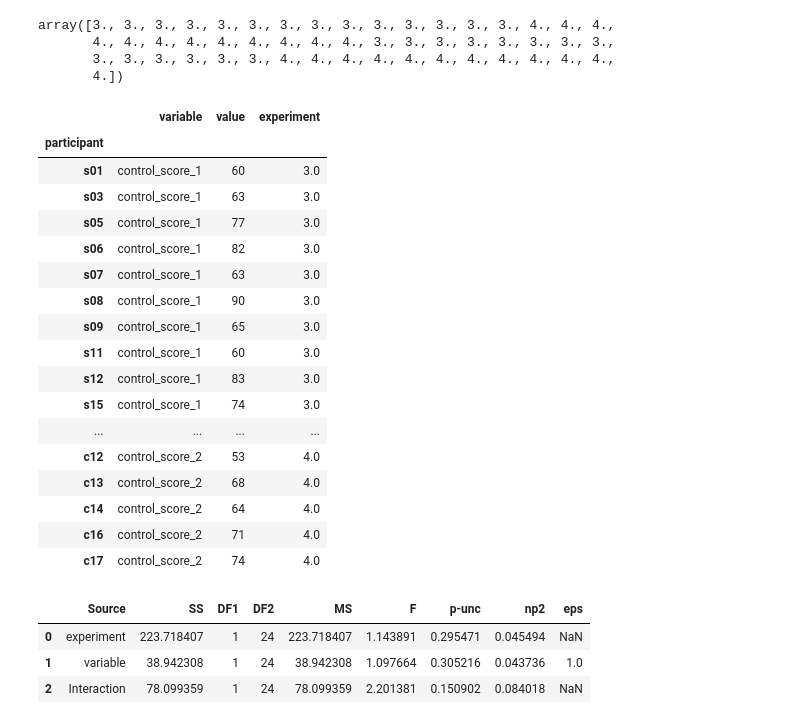
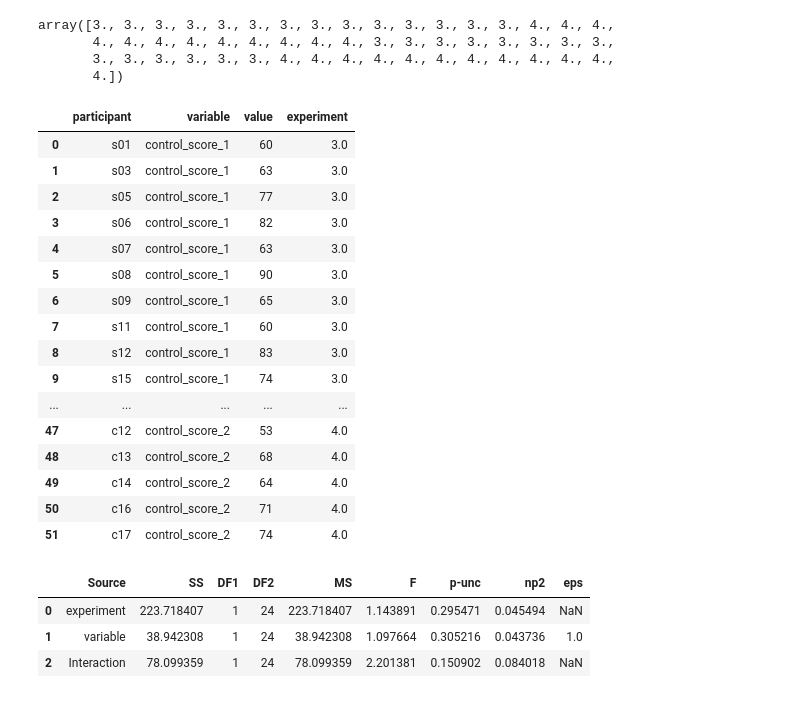
Before and after one commit to baryos/MAB-S20, a Jupyter notebook: SMAB_choice_combo.ipynb, the cells around one changed output. Saved outputs shown, nothing was run; the diff lists cells and outputs as text; code cells hidden in the pictures.

```diff
--- a/SMAB_choice_combo.ipynb
+++ b/SMAB_choice_combo.ipynb
@@ -1725,26 +1783,25 @@ array([3., 3., 3., 3., 3., 3., 3., 3., 3., 3., 3., 3., 3., 3., 4., 4., 4.,
        3., 3., 3., 3., 3., 3., 4., 4., 4., 4., 4., 4., 4., 4., 4., 4., 4.,
        4.])
 # %%
-control_scores
+control_scores.reset_index()
 # %% [output]
-|  | variable | value | experiment |
-| participant |  |  |  |
-| s01 | control_score_1 | 60 | 3.0 |
-| s03 | control_score_1 | 63 | 3.0 |
-| s05 | control_score_1 | 77 | 3.0 |
-| s06 | control_score_1 | 82 | 3.0 |
-| s07 | control_score_1 | 63 | 3.0 |
-| s08 | control_score_1 | 90 | 3.0 |
-| s09 | control_score_1 | 65 | 3.0 |
-| s11 | control_score_1 | 60 | 3.0 |
-| s12 | control_score_1 | 83 | 3.0 |
-| s15 | control_score_1 | 74 | 3.0 |
-| ... | ... | ... | ... |
-| c12 | control_score_2 | 53 | 4.0 |
-| c13 | control_score_2 | 68 | 4.0 |
-| c14 | control_score_2 | 64 | 4.0 |
-| c16 | control_score_2 | 71 | 4.0 |
-| c17 | control_score_2 | 74 | 4.0 |
+|  | participant | variable | value | experiment |
+| 0 | s01 | control_score_1 | 60 | 3.0 |
+| 1 | s03 | control_score_1 | 63 | 3.0 |
+| 2 | s05 | control_score_1 | 77 | 3.0 |
+| 3 | s06 | control_score_1 | 82 | 3.0 |
+| 4 | s07 | control_score_1 | 63 | 3.0 |
+| 5 | s08 | control_score_1 | 90 | 3.0 |
+| 6 | s09 | control_score_1 | 65 | 3.0 |
+| 7 | s11 | control_score_1 | 60 | 3.0 |
+| 8 | s12 | control_score_1 | 83 | 3.0 |
+| 9 | s15 | control_score_1 | 74 | 3.0 |
+| ... | ... | ... | ... | ... |
+| 47 | c12 | control_score_2 | 53 | 4.0 |
+| 48 | c13 | control_score_2 | 68 | 4.0 |
+| 49 | c14 | control_score_2 | 64 | 4.0 |
+| 50 | c16 | control_score_2 | 71 | 4.0 |
+| 51 | c17 | control_score_2 | 74 | 4.0 |
 # %%
 '''Here we conduct a 2 x 2 mixed measures ANOVA to compare the scores in games 1 and 2'''
 pg.mixed_anova(data=control_scores, dv='value', between='experiment', within='variable', subject='participant')
```
Also changed, not shown: parts of 46 cells of this notebook, 49 other files.
